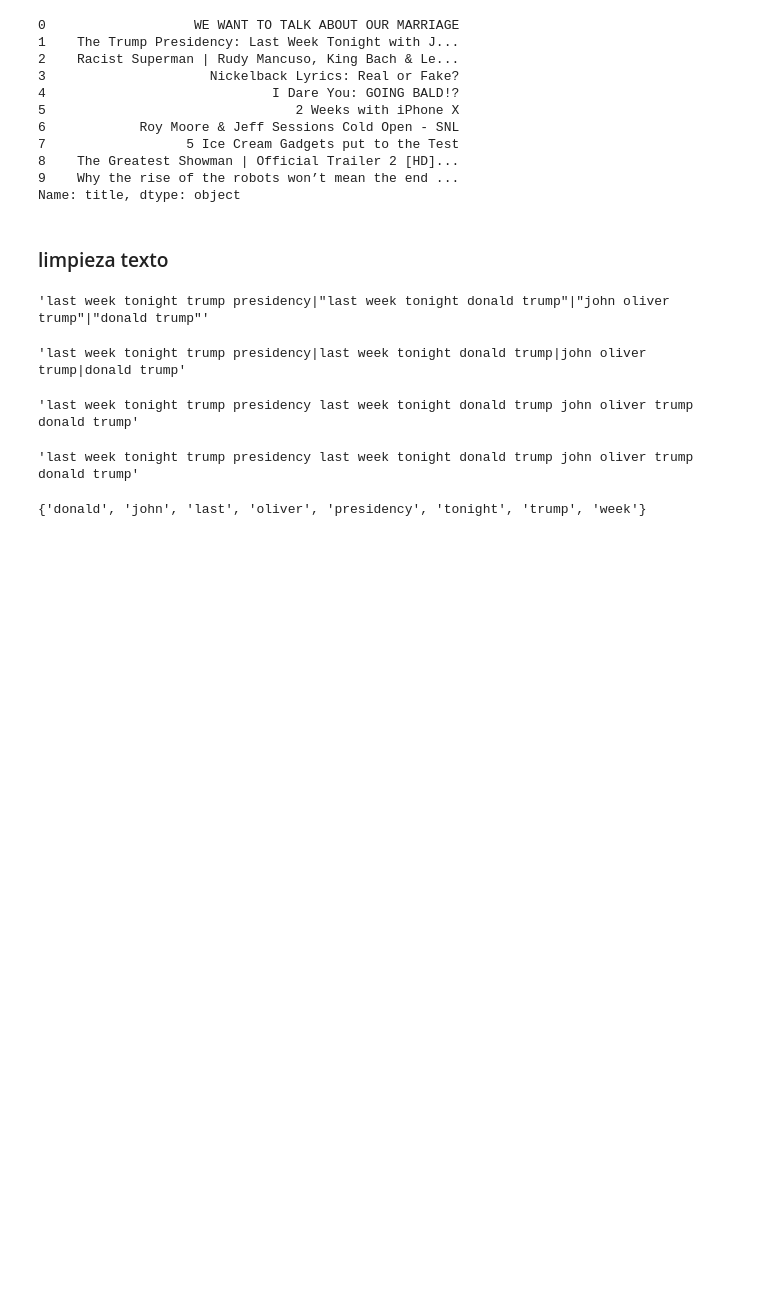
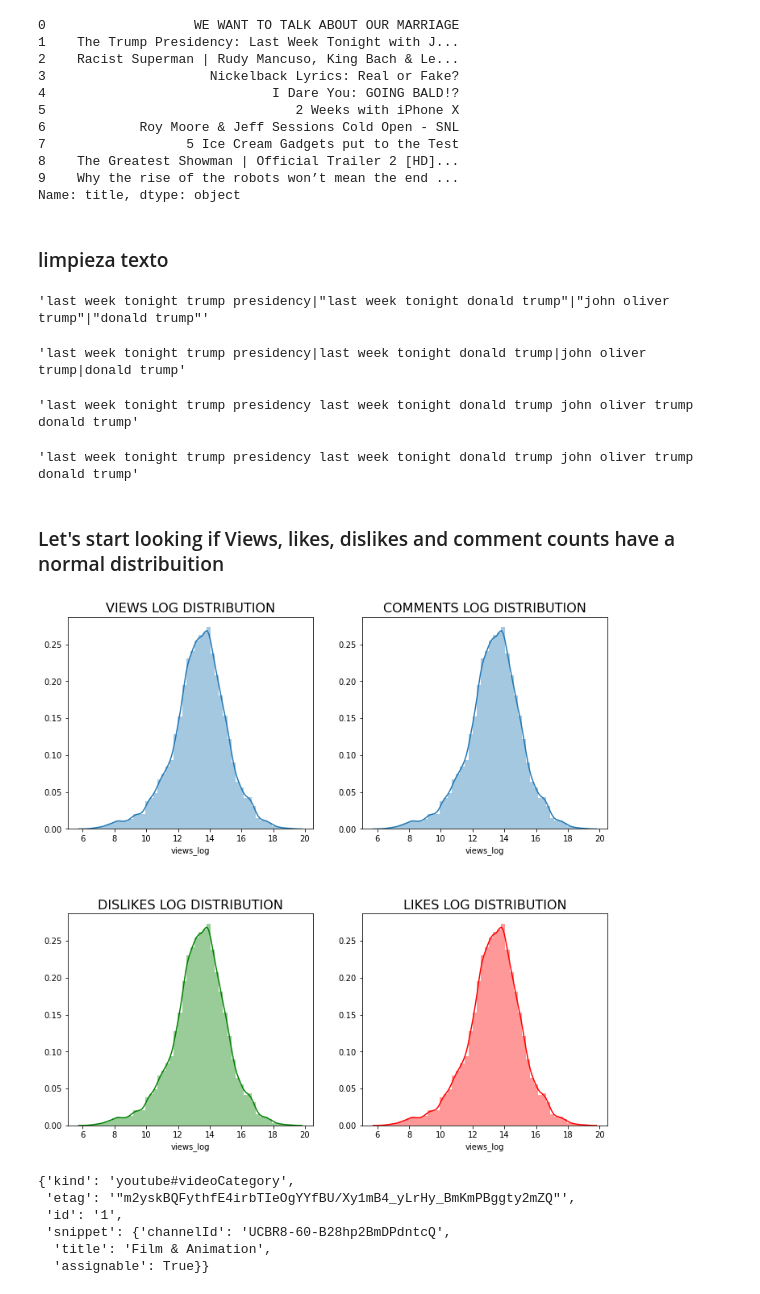
Before and after one commit to gonzalo71/TestGit, a Jupyter notebook: youtube_kaggle.ipynb, the cells around one changed output. Cells and saved outputs as stored; diff of their text form; code cells hidden in the pictures; blank space fills up the shorter version.

Commit message:
"sigo youtube"

```diff
--- a/youtube_kaggle.ipynb
+++ b/youtube_kaggle.ipynb
@@ -79,4 +76,29 @@ ejemplo_pro = set(text_prepoc(ejemplo).split())
-# %%
-ejemplo_pro
-# %% [output]
-{'donald', 'john', 'last', 'oliver', 'presidency', 'tonight', 'trump', 'week'}
+# %% [markdown]
+### Let's start looking if Views, likes, dislikes and comment counts have a normal distribuition
+# %%
+data["like_log"] = np.log(data["likes"] + 1)
+data["views_log"] = np.log(data["views"] + 1)
+data["dislikes_log"] = np.log(data["dislikes"] + 1)
+data["comment_log"] = np.log(data["comment_count"] + 1)
+
+plt.figure(figsize=(12,10))
+
+plt.subplot(221)
+g1 = sns.distplot(data["views_log"])
+g1.set_title("VIEWS LOG DISTRIBUTION",fontsize=16)
+
+plt.subplot(224)
+g2 = sns.distplot(data["views_log"],color="r")
+g2.set_title("LIKES LOG DISTRIBUTION",fontsize=16)
+
+plt.subplot(223)
+g3 = sns.distplot(data["views_log"],color="green")
+g3.set_title("DISLIKES LOG DISTRIBUTION",fontsize=16)
+
+plt.subplot(222)
+g4 = sns.distplot(data["views_log"])
+g4.set_title("COMMENTS LOG DISTRIBUTION",fontsize=16)
+
+plt.subplots_adjust(wspace=0.2,hspace=0.4,top=1)
+# %% [output]
+[figure, added]
@@ -82,0 +110,9 @@ ejemplo_pro
+# %%
+data_json[0]
+# %% [output]
+{'kind': 'youtube#videoCategory',
+ 'etag': '"m2yskBQFythfE4irbTIeOgYYfBU/Xy1mB4_yLrHy_BmKmPBggty2mZQ"',
+ 'id': '1',
+ 'snippet': {'channelId': 'UCBR8-60-B28hp2BmDPdntcQ',
+  'title': 'Film & Animation',
+  'assignable': True}}
```
Also changed, not shown: parts of 5 cells of this notebook.
